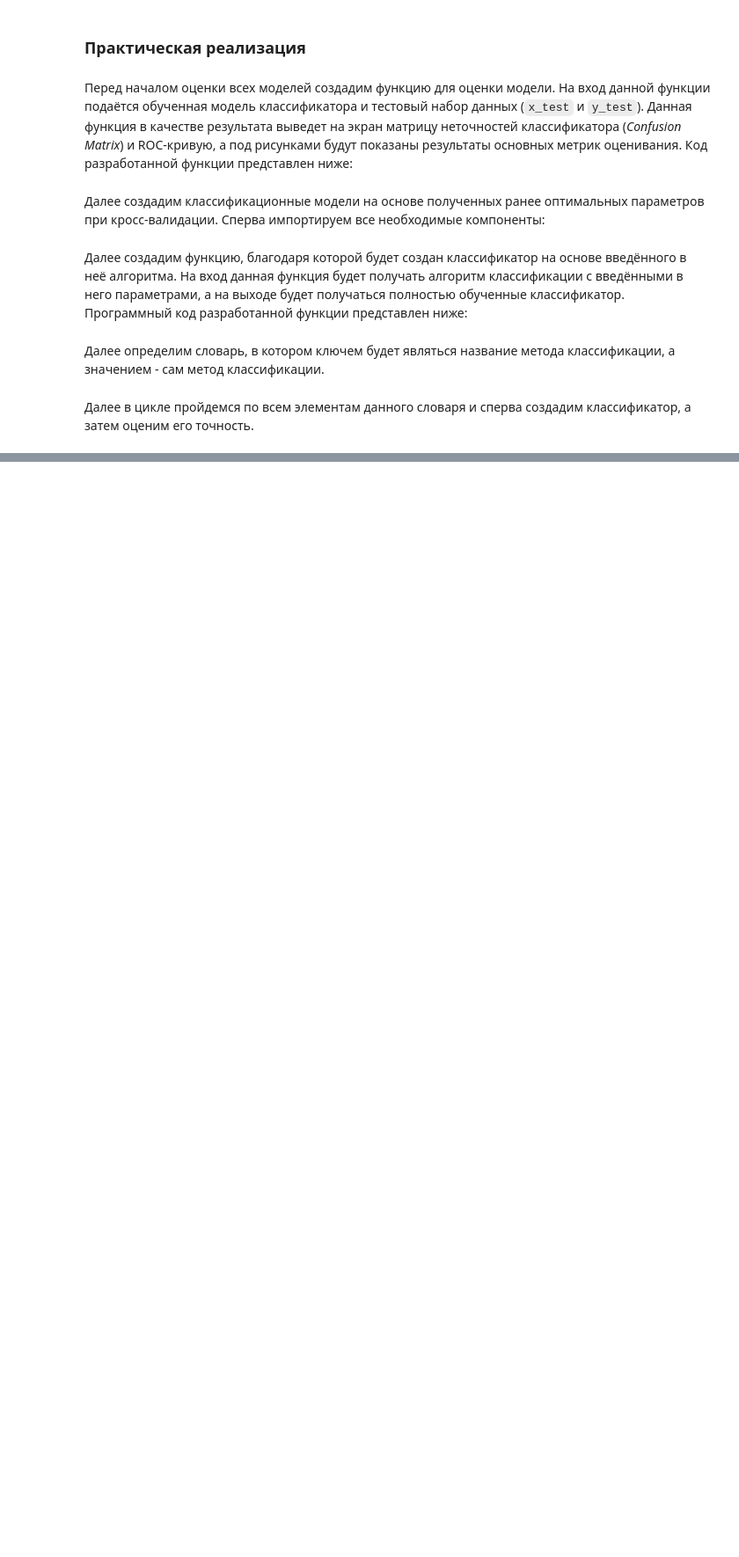
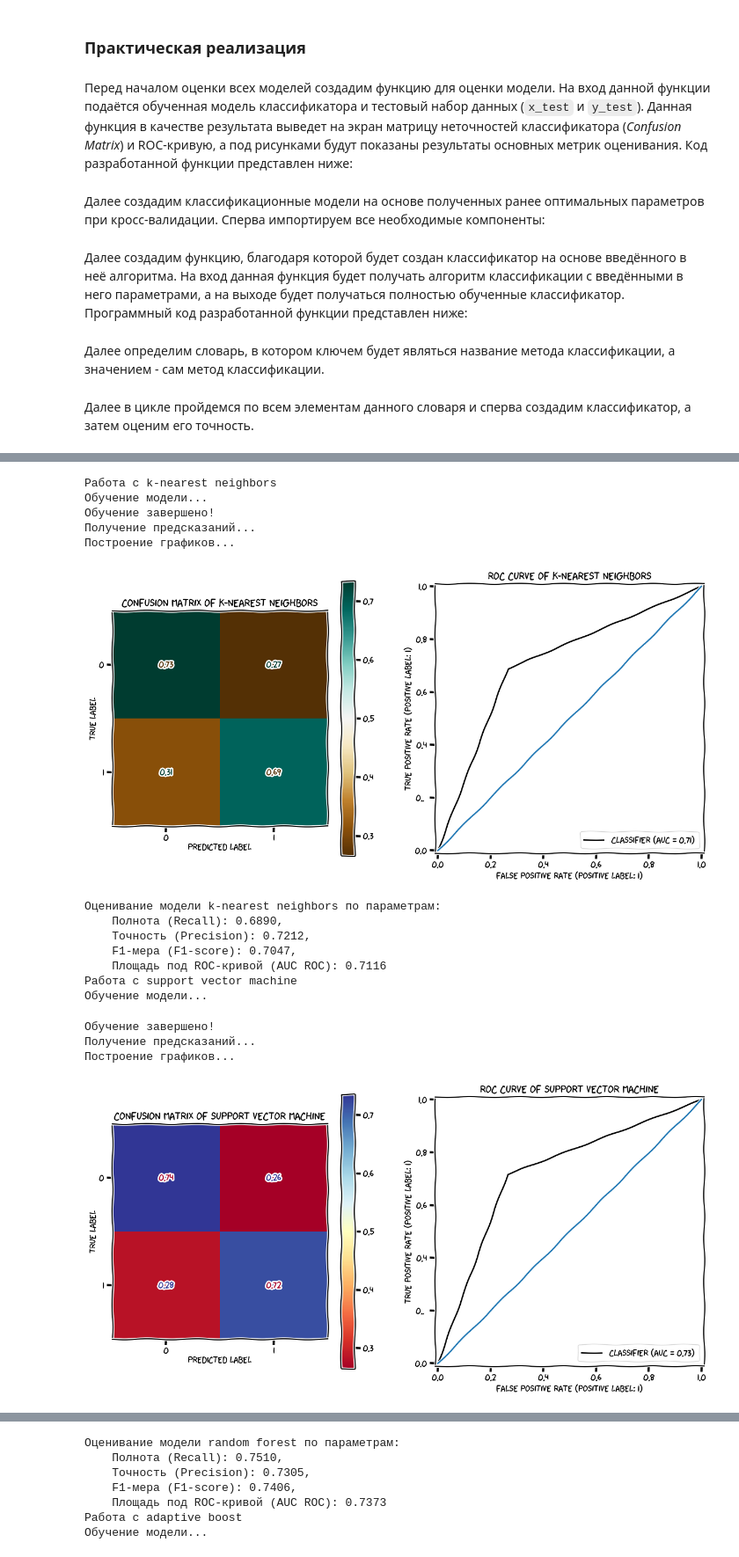
Before and after one commit to Supercili0usMe/bachelors_diploma_work, a Jupyter notebook: Smoking and drinking classification/check.ipynb, the cells around one changed output, grey strips where cells are left out. Shown at 88% size. Cells and saved outputs as stored; diff of their text form; code cells hidden in the pictures; blank space fills up the shorter version.

```diff
--- a/Smoking and drinking classification/check.ipynb
+++ b/Smoking and drinking classification/check.ipynb
@@ -69,22 +70,23 @@ from sklearn.metrics import ConfusionMatrixDisplay, RocCurveDisplay
 
 def evaluate_model(model, x_test, y_test, model_name: str) -> None:
     print('Получение предсказаний...')
-    pred = model.predict(x_test)
+    pred_proba = model.predict_proba(x_test)
+    xs = np.linspace(0, 1, 50)
+    a = ['PiYG', 'PRGn', 'BrBG', 'PuOr', 'RdGy', 'RdBu', 'RdYlBu', 'RdYlGn', 'Spectral', 'coolwarm', 'bwr', 'seismic']
+    color = np.random.choice(a)
     print('Построение графиков...')
-    plt.subplot(1, 2, 1)
-    disp = ConfusionMatrixDisplay.from_estimator(model, x_test, y_test, cmap=plt.cm.Blues)
-    disp.ax_.set_title(f'Confusion matrix of {model_name}')
-
-    plt.subplot(1, 2, 2)
-    disp = RocCurveDisplay.from_estimator(model, x_test, y_test)
-    disp.ax_.set_title(f'ROC Curve of {model_name}')
+    with plt.xkcd():
+        fig, (ax1, ax2) = plt.subplots(1, 2, figsize=(15, 7))
+        ConfusionMatrixDisplay.from_predictions(y_test, pred_proba[:,1], ax=ax1, normalize='true', cmap=color).ax_.set_title(f'Confusion matrix of {model_name}')
+        RocCurveDisplay.from_predictions(y_test, pred_proba[:,1], ax=ax2, color='black').ax_.set_title(f'ROC Curve of {model_name}')
+        ax2.plot(xs, xs)
 
     plt.show()
     vals = f'''Оценивание модели {model_name} по параметрам:
-    Полнота (Recall): {recall_score(y_test, pred):.4f},
-    Точность (Precision): {precision_score(y_test, pred):.4f},
-    F1-мера (F1-score): {f1_score(y_test, pred):.4f},
-    Площадь под ROC-кривой (AUC ROC): {roc_auc_score(y_test, pred):.4f}'''
+    Полнота (Recall): {recall_score(y_test, pred_proba[:,1]):.4f},
+    Точность (Precision): {precision_score(y_test, pred_proba[:,1]):.4f},
+    F1-мера (F1-score): {f1_score(y_test, pred_proba[:,1]):.4f},
+    Площадь под ROC-кривой (AUC ROC): {roc_auc_score(y_test, pred_proba[:,1]):.4f}'''
     print(vals)
 # %% [markdown]
 Далее создадим классификационные модели на основе полученных ранее оптимальных параметров при кросс-валидации. Сперва импортируем все необходимые компоненты:
@@ -177,0 +140,31 @@ for name, alg in algs.items():
+# %%
+import matplotlib.font_manager as fm
+fm.fontManager.addfont(r"E:\Code\Шрифты\xkcd.ttf")
+fm.fontManager.addfont(r"E:\Code\Шрифты\xkcd-script.ttf")
+fm.fontManager.addfont(r"E:\Code\Шрифты\Comic_Neue\ComicNeue-Regular.ttf")
+fm.fontManager.addfont(r"E:\Code\Шрифты\Humor Sans.ttf")
+plt.rcParams['font.family'] = 'xkcd Script'
+
+
+for name, alg in algs.items():
+    print(f'Работа с {name}')
+    clf = create_model(alg, name, x_train, y_train)
+    evaluate_model(clf, x_test, y_test, name)
+# %% [output]
+Работа с k-nearest neighbors
+Обучение модели...
+Обучение завершено!
+Получение предсказаний...
+Построение графиков...
+[figure, added]
+Оценивание модели k-nearest neighbors по параметрам:
+    Полнота (Recall): 0.6890,
+    Точность (Precision): 0.7212,
+    F1-мера (F1-score): 0.7047,
+    Площадь под ROC-кривой (AUC ROC): 0.7116
+Работа с support vector machine
+Обучение модели...
+Обучение завершено!
+Получение предсказаний...
+Построение графиков...
+[figure, added]
@@ -177,0 +204,7 @@ for name, alg in algs.items():
+Оценивание модели random forest по параметрам:
+    Полнота (Recall): 0.7510,
+    Точность (Precision): 0.7305,
+    F1-мера (F1-score): 0.7406,
+    Площадь под ROC-кривой (AUC ROC): 0.7373
+Работа с adaptive boost
+Обучение модели...
```
Also changed, not shown: parts of 3 cells of this notebook.
